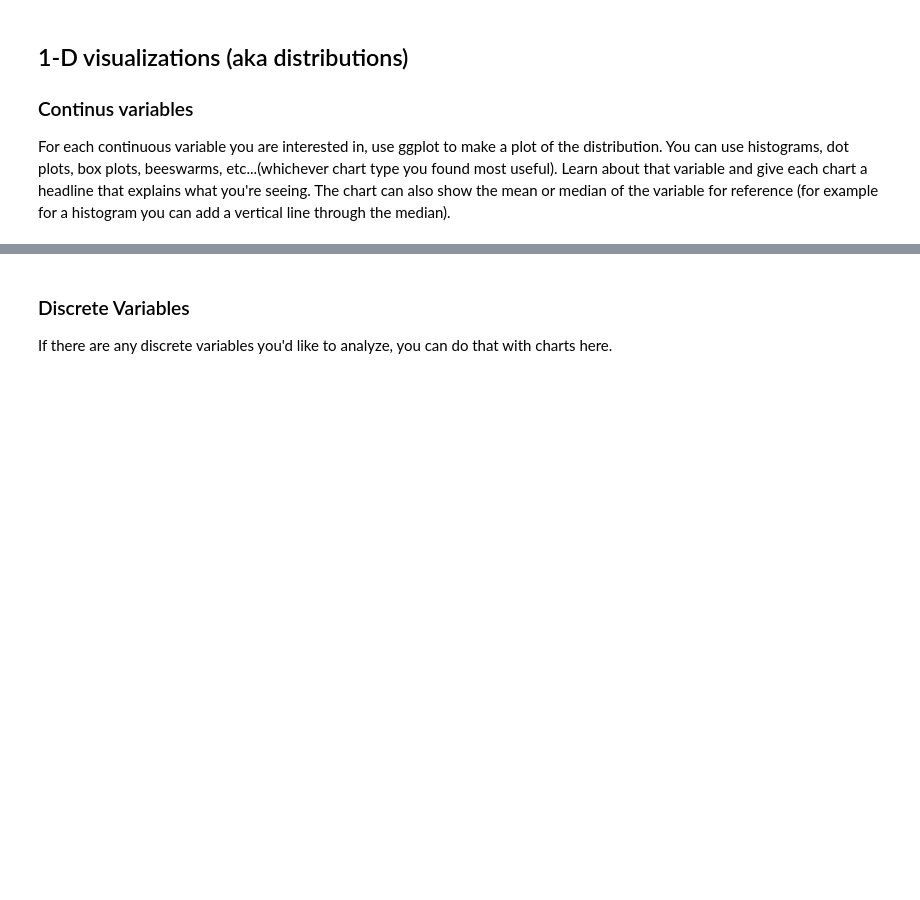
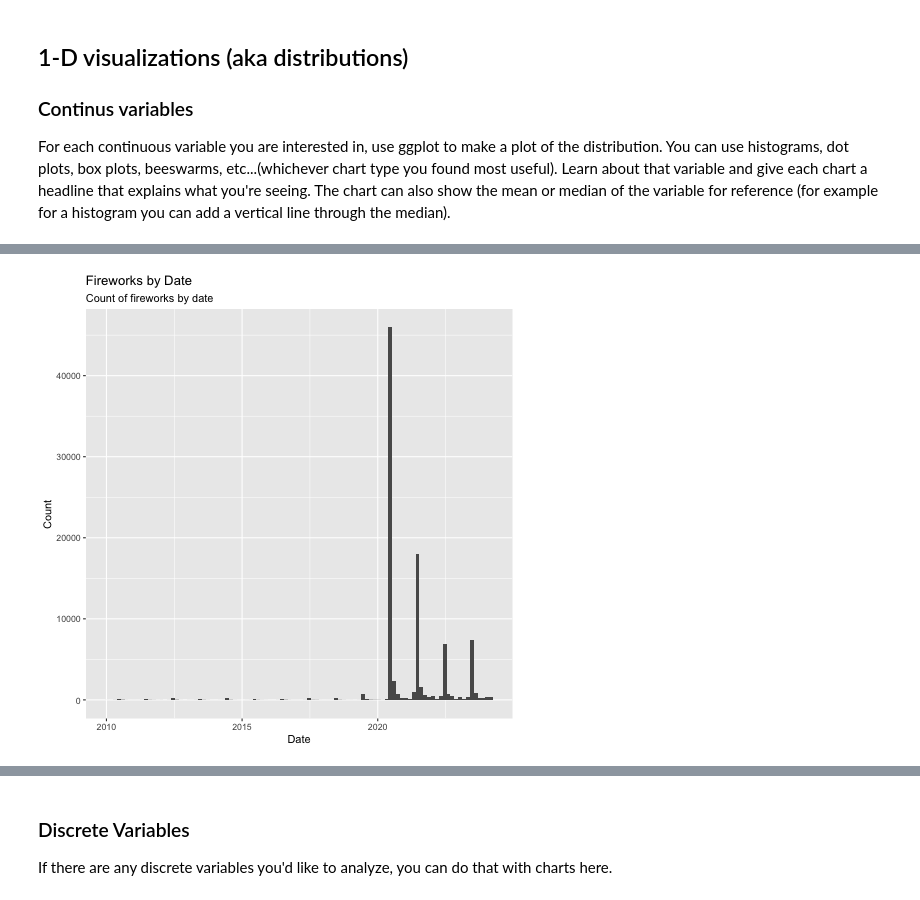
Before and after one commit to yc4330/connect-to-census, a Jupyter notebook: distributions.ipynb, the cells around one changed output, grey strips where cells are left out. Saved outputs shown, nothing was run; the diff lists cells and outputs as text; code cells hidden in the pictures; blank space fills up the shorter version.

```diff
--- a/distributions.ipynb
+++ b/distributions.ipynb
@@ -78,3 +148,13 @@ For each continuous variable you are interested in, use ggplot to make a plot of
 # %%
+%%R
 # code for plot 2
 # make sure to make a meaningful title and subtitle
+# draw a histogram by Created.Date
+df %>%
+    ggplot(aes(x = Created.Date)) +
+    geom_histogram(bins=100) +
+    labs(title = 'Fireworks by Date', subtitle = 'Count of fireworks by date') +
+    xlab('Date') +
+    ylab('Count')
+# %% [output]
+[figure, added]
```
Also changed, not shown: parts of 13 cells of this notebook, 4 other files.
